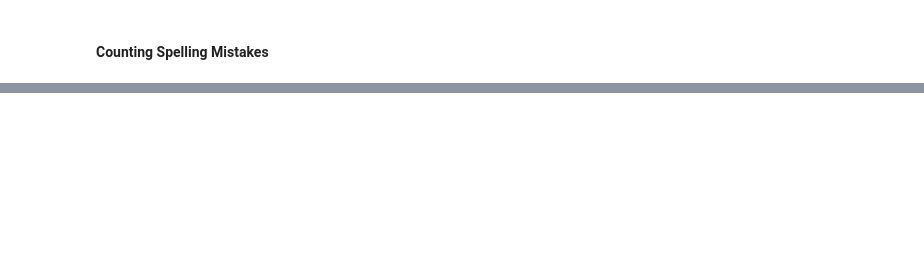
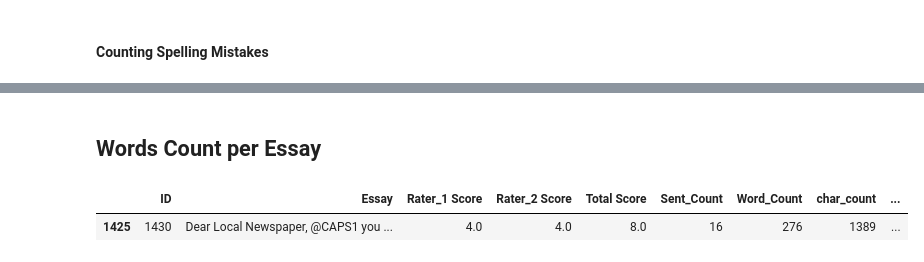
Before and after one commit to mustafabawany/IntelliTech, a Jupyter notebook: Feature_Engineering.ipynb, the cells around one changed output, grey strips where cells are left out. Drawn from its saved outputs; the diff is of its cells as text; code cells hidden in the pictures; blank space fills up the shorter version.

```diff
--- a/Feature_Engineering.ipynb
+++ b/Feature_Engineering.ipynb
@@ -382,0 +259,16 @@ new_string
+# %% [markdown]
+## **Words Count per Essay**
+# %%
+def word_count(essay):
+
+  #cleaned_essay = re.sub('[^a-zA-Z]','',essay)
+  word_no = nltk.word_tokenize(essay)
+  return len(word_no)
+
+Data_Essay_01['Word_Count'] = Data_Essay_01['Essay'].apply(word_count)
+Data_Essay_01.sample()
+
+#Observation: These word count are more than the original count coz of nltk tokenization. Punctations are treated as seperate words.
+# %% [output]
+|  | ID | Essay | Rater_1 Score | Rater_2 Score | Total Score | Sent_Count | Word_Count | char_count | ... |
+| 1425 | 1430 | Dear Local Newspaper, @CAPS1 you ... | 4.0 | 4.0 | 8.0 | 16 | 276 | 1389 | ... |
```
Also changed, not shown: parts of 70 cells of this notebook.
